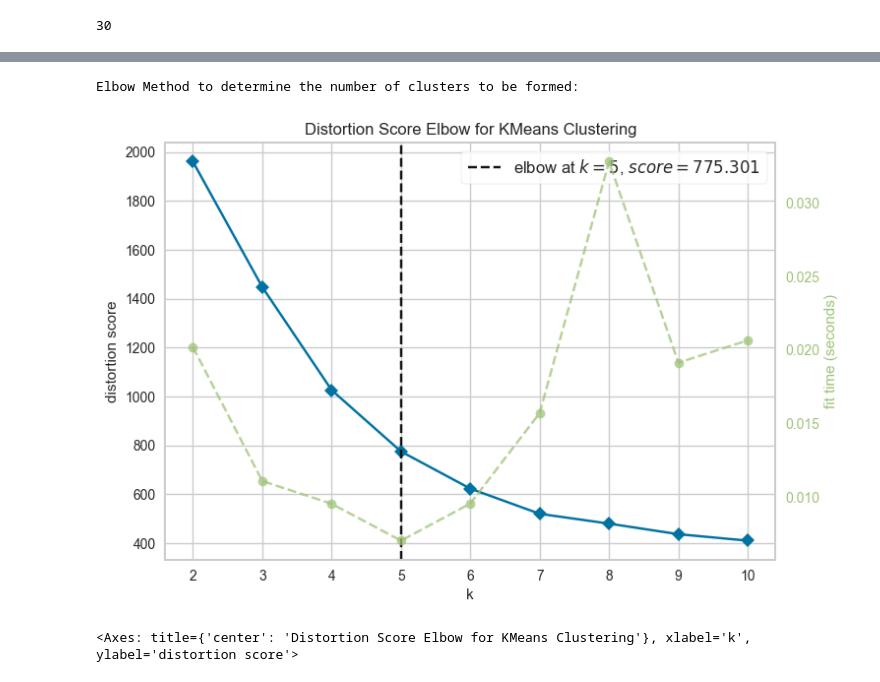
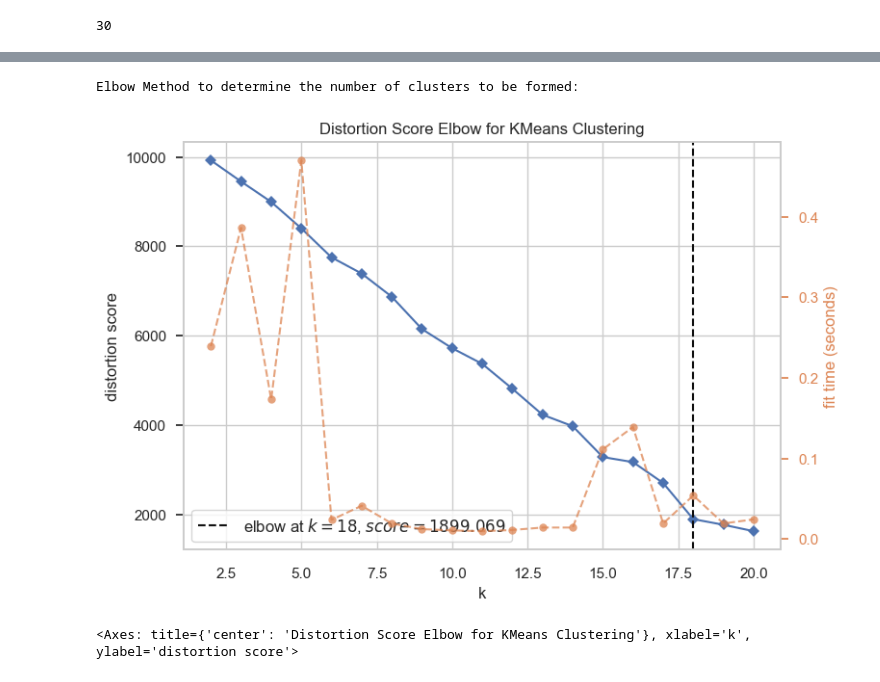
Before and after one commit to milicaj00/ML-P1-Classification, a Jupyter notebook: Projekat 2/main.ipynb, the cells around one changed output, grey strips where cells are left out. Saved outputs shown, nothing was run; the diff lists cells and outputs as text; code cells hidden in the pictures.

```diff
--- a/Projekat 2/main.ipynb
+++ b/Projekat 2/main.ipynb
@@ -190,5 +188,6 @@ pyplot.show()
 # %%
+data1 = data1.drop(columns=['Weight', "Strap Color", "Dial Shape", "Model Name", "Strap Material", "Touchscreen", "Bluetooth" ])
 
-data1 = pd.get_dummies(data=data1, columns=['Brand'])
+data1 = pd.get_dummies(data=data1, columns=['Brand' ])
 data1
 # %% [output]
@@ -208,5 +207,5 @@ data1
 # %%
-data1.fillna(data1.median(),inplace=True)
+data1.fillna(data1.mean(),inplace=True)
 data1.isna().sum()
 # %% [output]
 Current Price          0
@@ -255,8 +259,3 @@ pyplot.show()
 # Standardize features
 scaler = StandardScaler()
 features_std = scaler.fit_transform(data1)
-
-pca = PCA(n_components=3, random_state=80)
-pca.fit(features_std)
-df_pca = pd.DataFrame(pca.transform(features_std), columns=(["f1","f2", "f3"]))
-df_pca.describe().T
@@ -273,4 +261,0 @@ array([0.1183003 , 0.18531068, 0.24356043])
-# %%
-pca = PCA(n_components=20, random_state=80)
-pca.fit(features_std)
-pca.explained_variance_ratio_.cumsum()
@@ -296,11 +262,11 @@ pyplot.show()
 # %%
 print('Elbow Method to determine the number of clusters to be formed:')
-Elbow_M = KElbowVisualizer(KMeans(), k=10)
-Elbow_M.fit(df_pca)
+Elbow_M = KElbowVisualizer(KMeans(), k=20)
+Elbow_M.fit(features_std)
 Elbow_M.show()
 # %% [output]
 Elbow Method to determine the number of clusters to be formed:
-[figure, old version]
+[figure, new version]
 <Axes: title={'center': 'Distortion Score Elbow for KMeans Clustering'}, xlabel='k', ylabel='distortion score'>
 # %%
 
```
Also changed, not shown: parts of 24 cells of this notebook.
